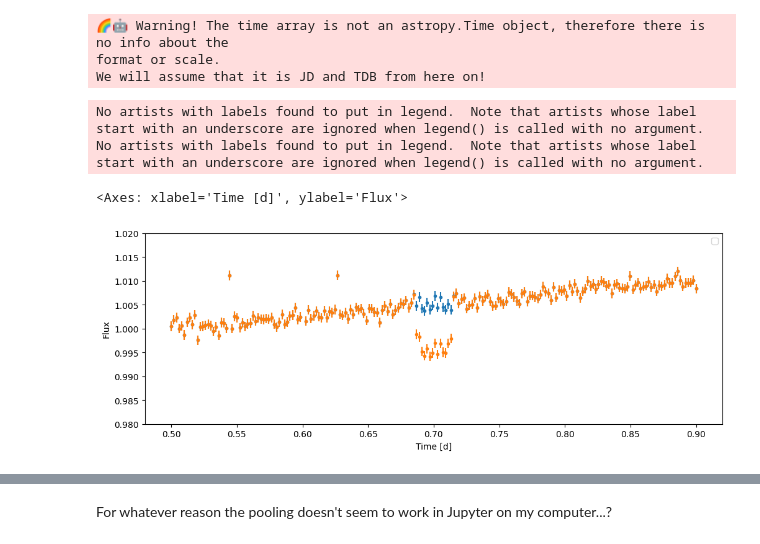
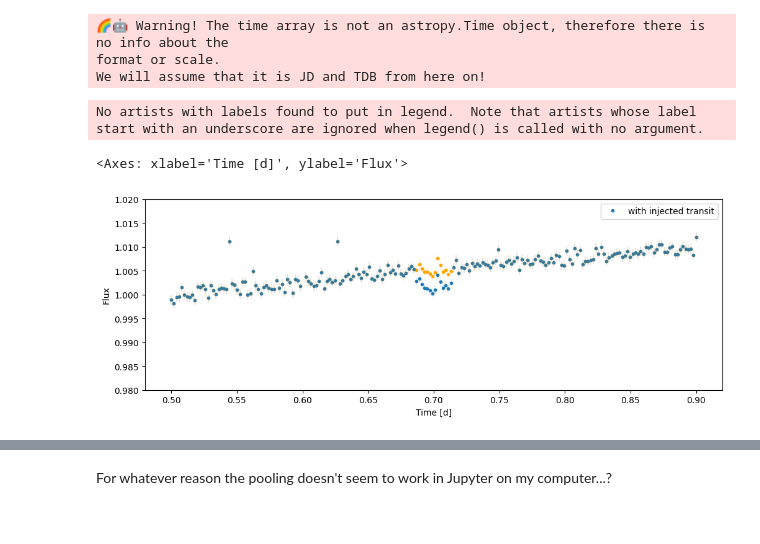
Before and after one commit to catrionamurray/occultence, a Jupyter notebook: occultence/notebooks/test_injecting_transits.ipynb, the cells around one changed output, grey strips where cells are left out. Cells and saved outputs as stored; diff of their text form; code cells hidden in the pictures.

```diff
--- a/occultence/notebooks/test_injecting_transits.ipynb
+++ b/occultence/notebooks/test_injecting_transits.ipynb
@@ -26,15 +27,14 @@ targ = LightCurve(name = "test",
 format or scale.
 We will assume that it is JD and TDB from here on!
 # %%
-targ_with_transit = targ.inject_transit(per=5*u.d, epoch=0.7 * u.d, inc=90 * u.degree, rp=1 * u.R_earth, ld=[0.3,0.3])
+targ_with_transit = targ.inject_transit(per=5*u.d, epoch=0.7 * u.d, inc=90 * u.degree, rp=0.6 * u.R_earth, ld=[0.3,0.3])
 # %%
-ax=targ.plot()
-targ_with_transit.plot(ax=ax)
+ax=targ.plot(color='orange')
+targ_with_transit.plot(ax=ax, label="with injected transit")
 # %% [output]
 No artists with labels found to put in legend.  Note that artists whose label start with an underscore are ignored when legend() is called with no argument.
-No artists with labels found to put in legend.  Note that artists whose label start with an underscore are ignored when legend() is called with no argument.
 <Axes: xlabel='Time [d]', ylabel='Flux'>
-[figure, old version]
+[figure, new version]
 # %%
 targ_with_transit.metadata
 # %% [output]
```
Also changed, not shown: parts of 11 cells of this notebook, 10 other files.
